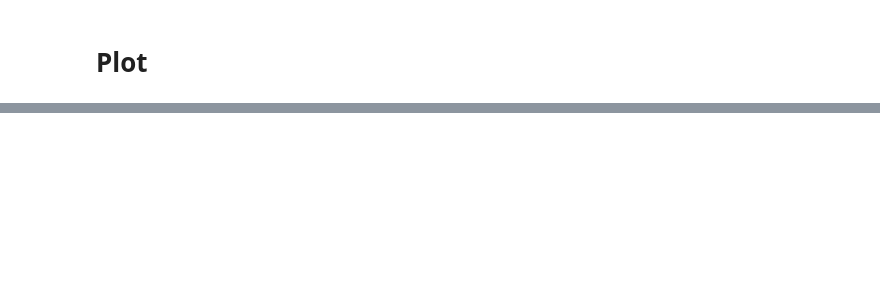
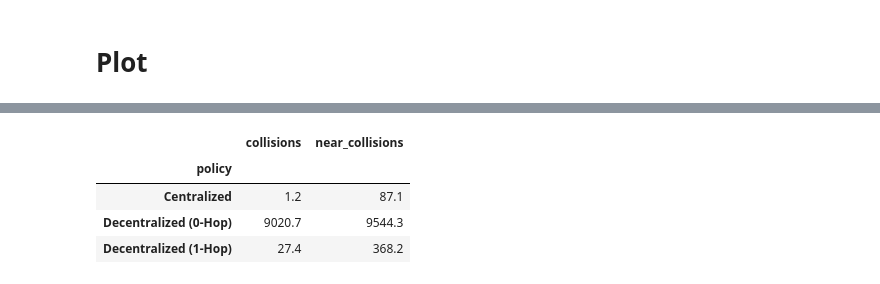
Before and after one commit to Damowerko/motion-planning, a Jupyter notebook: notebooks/compare.ipynb, the cells around one changed output, grey strips where cells are left out. Saved outputs shown, nothing was run; the diff lists cells and outputs as text; code cells hidden in the pictures; blank space fills up the shorter version.

```diff
--- a/notebooks/compare.ipynb
+++ b/notebooks/compare.ipynb
@@ -82,0 +71,12 @@ plt.show()
+# %%
+# count the number of collisions
+# divide by numer of agents
+df.groupby(["policy", "trial"])[["collisions", "near_collisions"]].sum().groupby(
+    "policy"
+).mean()
+# %% [output]
+|  | collisions | near_collisions |
+| policy |  |  |
+| Centralized | 1.2 | 87.1 |
+| Decentralized (0-Hop) | 9020.7 | 9544.3 |
+| Decentralized (1-Hop) | 27.4 | 368.2 |
```
Also changed, not shown: parts of 4 cells of this notebook.
